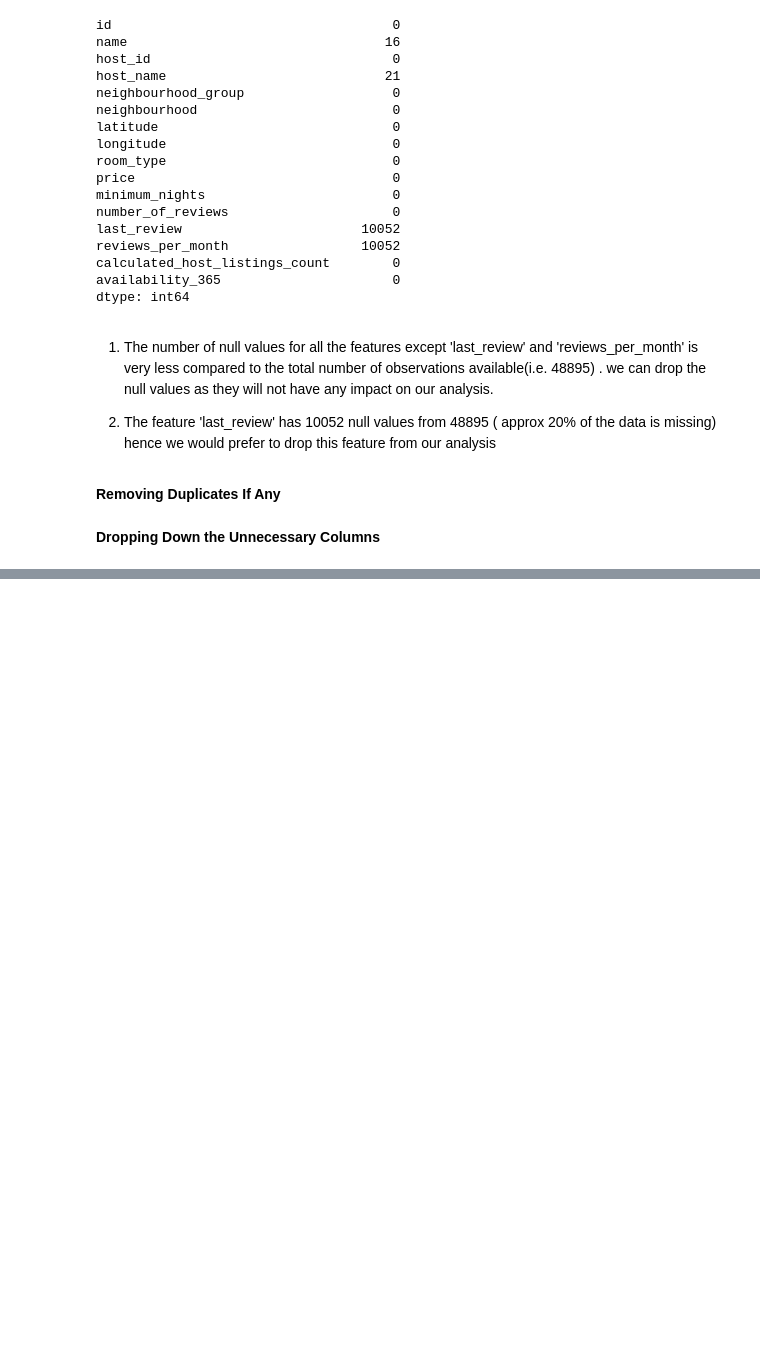
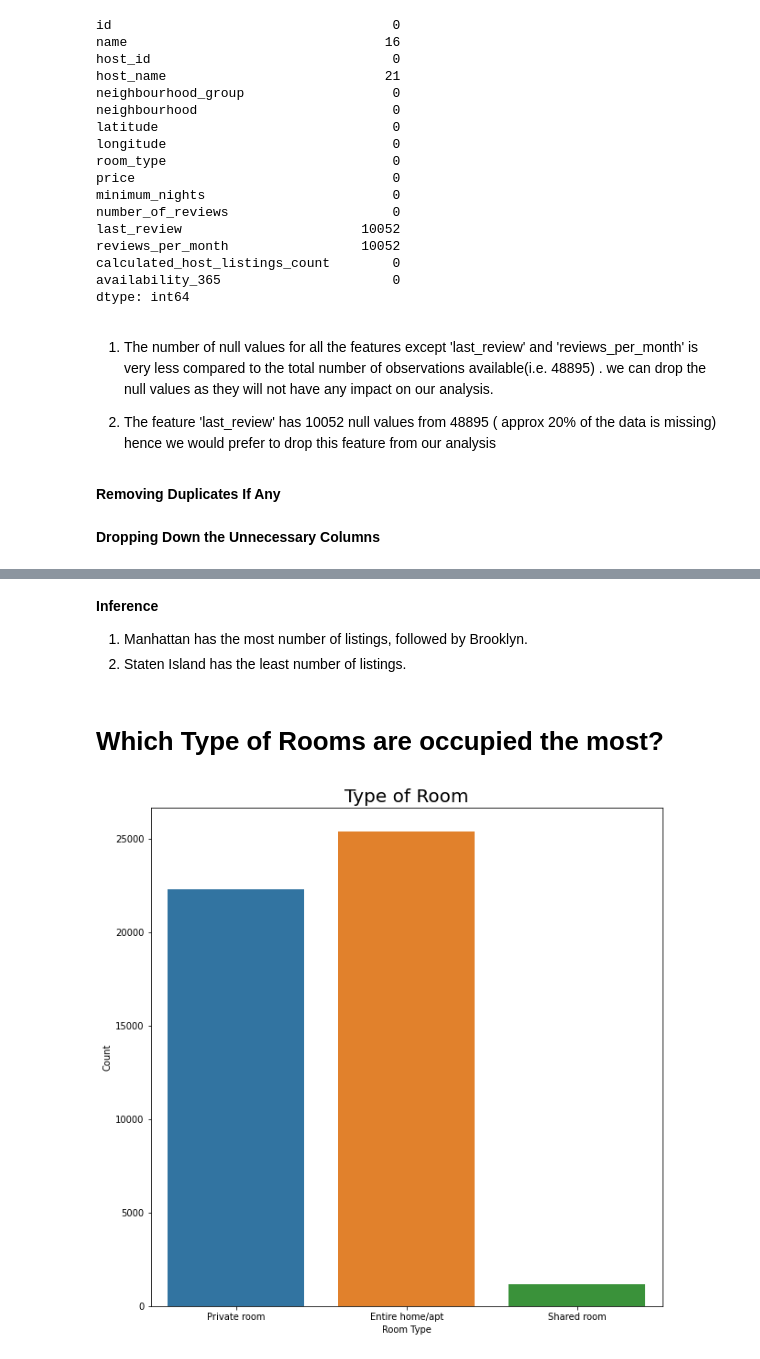
Before and after one commit to AkshayAI007/AirBnB-Bookings-Analysis-, a Jupyter notebook: EDA_on_AirBnB_Booking_Analysis.ipynb, the cells around one changed output, grey strips where cells are left out. Cells and saved outputs as stored; diff of their text form; code cells hidden in the pictures; blank space fills up the shorter version.

```diff
--- a/EDA_on_AirBnB_Booking_Analysis.ipynb
+++ b/EDA_on_AirBnB_Booking_Analysis.ipynb
@@ -130,0 +194,21 @@ df.drop(['id','name','last_review',],axis=1, inplace=True)
+# %% [markdown]
+**Inference**
+
+
+
+
+
+
+1.   Manhattan has the most number of listings, followed by Brooklyn.
+2.   Staten Island has the least number of listings.
+# %% [markdown]
+# **Which Type of Rooms are occupied the most?**
+# %%
+plt.figure(figsize=(10,10))
+sns.countplot(df['room_type'])
+plt.title('Type of Room',fontsize=20)
+plt.xlabel('Room Type')
+plt.ylabel('Count')
+plt.show()
+# %% [output]
+[figure, added]
```
Also changed, not shown: parts of 56 cells of this notebook.
